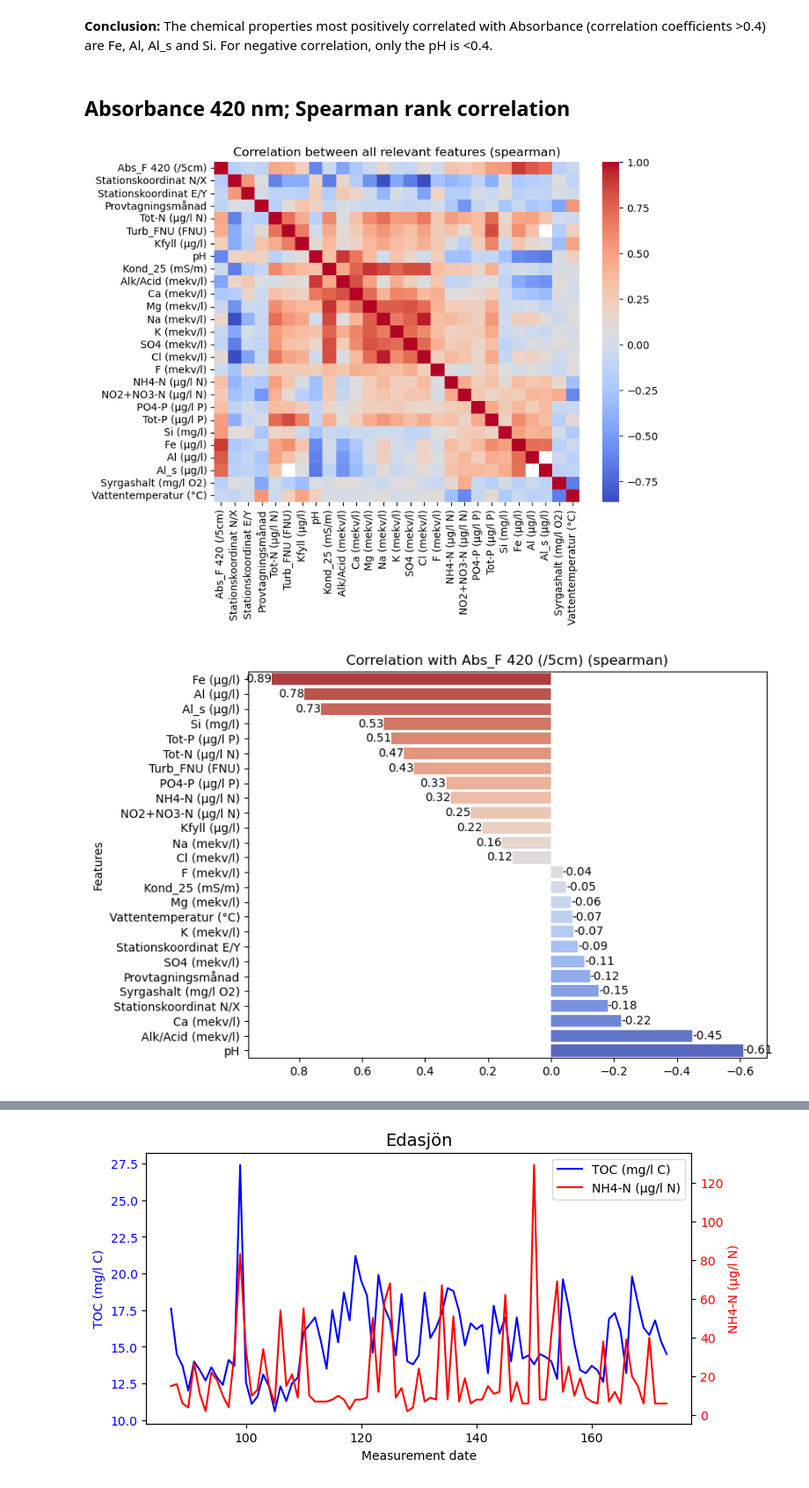
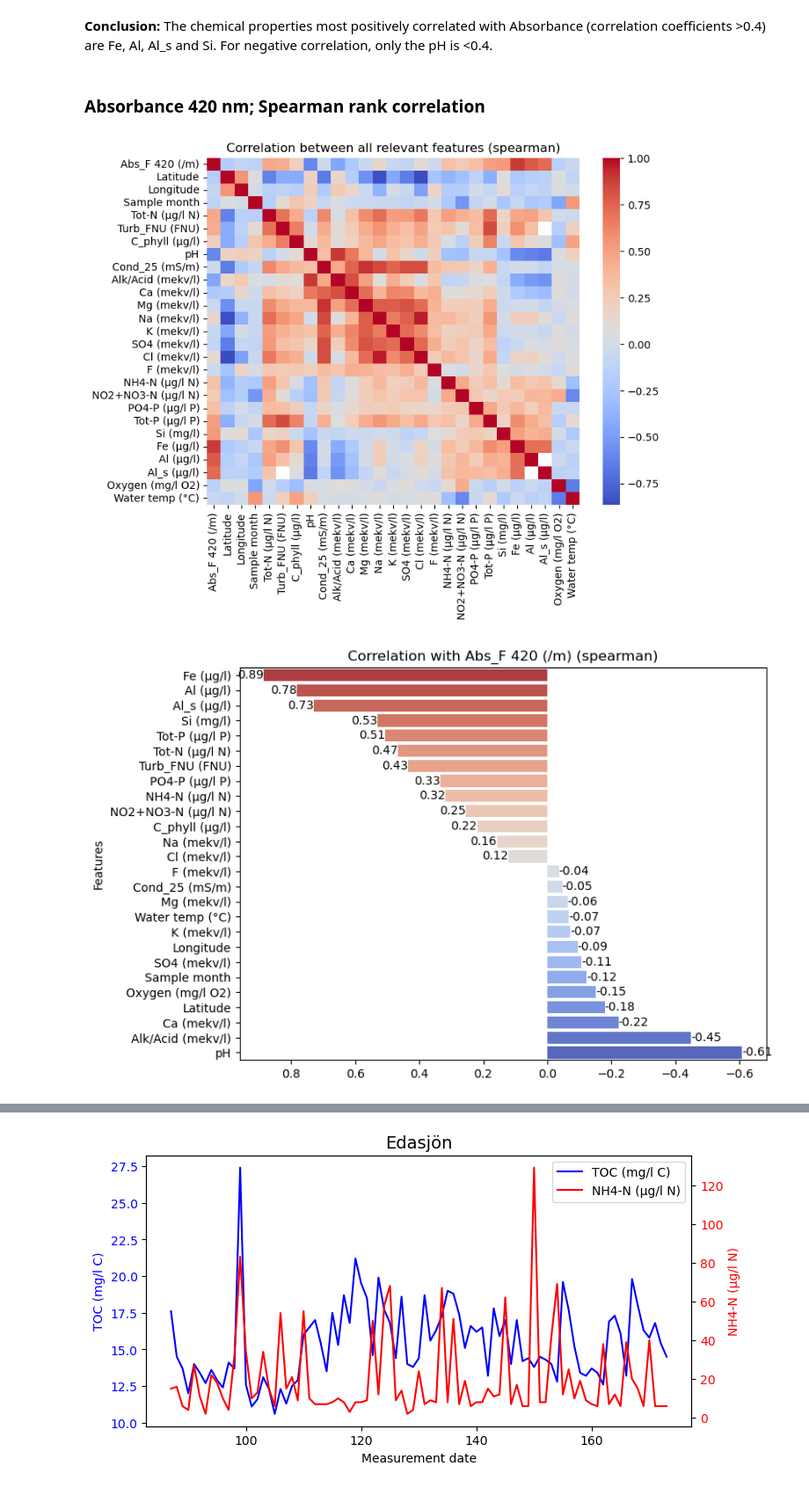
Before and after one commit to farankhalid520/1DL507-Watershed-History, a Jupyter notebook: notebooks/lake_chem_data_exploration.ipynb, the cells around one changed output, grey strips where cells are left out. Shown at 88% size. Drawn from its saved outputs; the diff is of its cells as text; code cells hidden in the pictures.

```diff
--- a/notebooks/lake_chem_data_exploration.ipynb
+++ b/notebooks/lake_chem_data_exploration.ipynb
@@ -83,7 +30,0 @@ len(list_of_lakes)
-# %%
-# Combine old and new way of calculating Tot-N
-df_lake_chem["Tot-N (µg/l N)"] = np.where(
-    df_lake_chem["Tot-N_TNb (µg/l N)"].notnull(),
-    df_lake_chem["Tot-N_TNb (µg/l N)"],
-    df_lake_chem["Tot-N_ps (µg/l N)"],
-)
@@ -119,7 +44,7 @@ def create_corr_heatmap(features, method):
     corr_data = df_lake_chem[features]
 
     # Calculate the correlation matrix
-    correlation_matrix = corr_data.corr(method=method)
+    correlation_matrix = corr_data.sample(frac=1).corr(method=method)
 
     # Create a Seaborn correlation heatmap
     plt.figure(figsize=(8, 6))
@@ -134,7 +59,7 @@ def create_corr_barplot(features, dependent_var, method):
     corr_data = df_lake_chem[features]
 
     # Calculate the correlation matrix
-    correlation_matrix = corr_data.corr(method=method)
+    correlation_matrix = corr_data.sample(frac=1).corr(method=method)
 
     # Extract the correlation values for the dependent variable
     corr_values = correlation_matrix[dependent_var][1:].sort_values(ascending=False)
@@ -215,15 +140,15 @@ create_corr_barplot(toc_and_explan, "TOC (mg/l C)", method="spearman")
 **Abs_F 420 (/5cm)** and all potential **explanatory variables** (not all of them are necessarily truly "explanatory").
 # %%
 abs_and_explan = [
-    "Abs_F 420 (/5cm)",
-    "Stationskoordinat N/X",
-    "Stationskoordinat E/Y",
-    "Provtagningsmånad",
+    "Abs_F 420 (/m)",
+    "Latitude",
+    "Longitude",
+    "Sample month",
     "Tot-N (µg/l N)",
     "Turb_FNU (FNU)",
-    "Kfyll (µg/l)",
+    "C_phyll (µg/l)",
     "pH",
-    "Kond_25 (mS/m)",
+    "Cond_25 (mS/m)",
     "Alk/Acid (mekv/l)",
     "Ca (mekv/l)",
     "Mg (mekv/l)",
@@ -240,10 +165,10 @@ abs_and_explan = [
     "Fe (µg/l)",
     "Al (µg/l)",
     "Al_s (µg/l)",
-    "Syrgashalt (mg/l O2)",
-    "Vattentemperatur (°C)",
+    "Oxygen (mg/l O2)",
+    "Water temp (°C)",
 ]
 
 create_corr_heatmap(abs_and_explan, method="pearson")
-create_corr_barplot(abs_and_explan, "Abs_F 420 (/5cm)", method="pearson")
+create_corr_barplot(abs_and_explan, "Abs_F 420 (/m)", method="pearson")
 # %% [output]
@@ -252,11 +177,11 @@ create_corr_barplot(abs_and_explan, "Abs_F 420 (/5cm)", method="pearson")
 # %% [markdown]
 **Conclusion:** The chemical properties most positively correlated with Absorbance (correlation coefficients >0.4) are Fe, Al, Al_s and Si. For negative correlation, only the pH is <0.4.
 # %% [markdown]
-## Absorbance 420 nm; Spearman rank correlation
+### Absorbance 420 nm; Spearman rank correlation
 # %%
 create_corr_heatmap(abs_and_explan, method="spearman")
-create_corr_barplot(abs_and_explan, "Abs_F 420 (/5cm)", method="spearman")
+create_corr_barplot(abs_and_explan, "Abs_F 420 (/m)", method="spearman")
 # %% [output]
-[figure, old version]
+[figure, new version]
-[figure, old version]
+[figure, new version]
 # %% [markdown]
```
Also changed, not shown: parts of 23 cells of this notebook, 4 other files.
